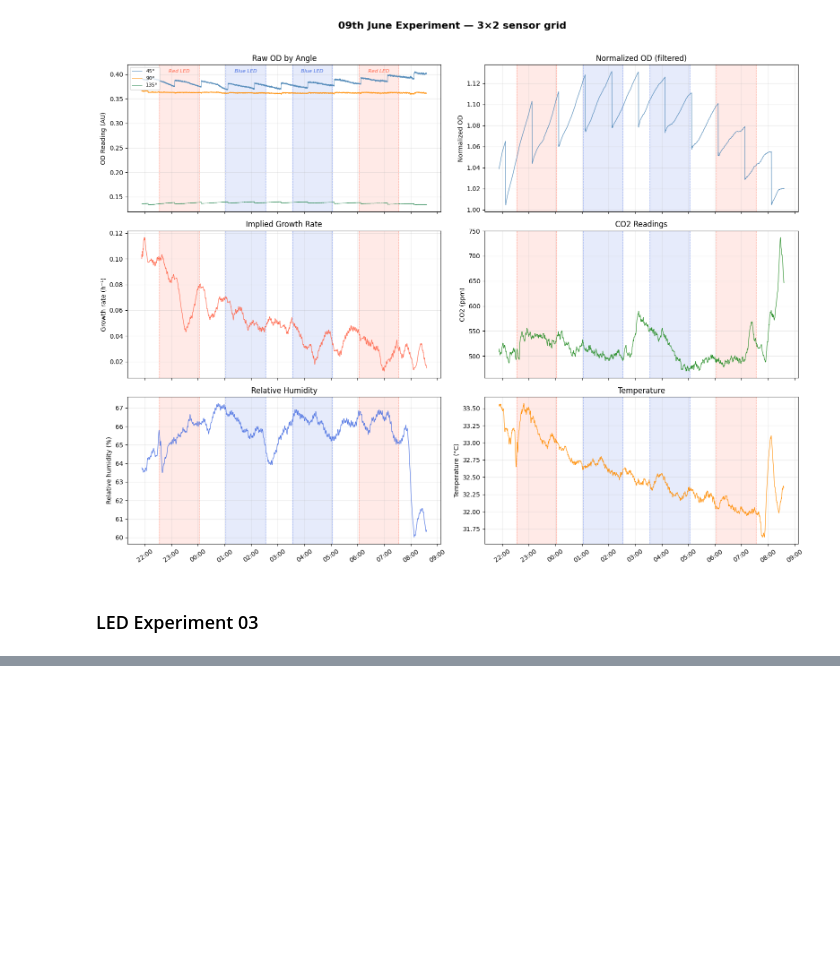
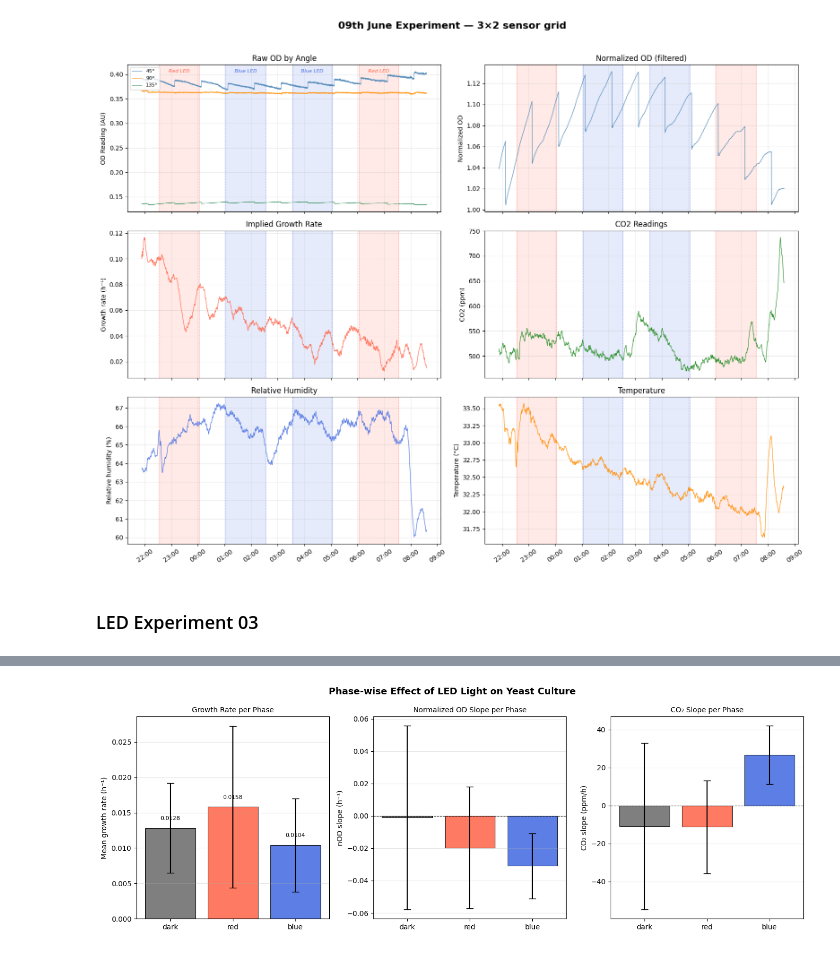
Before and after one commit to siddheshmm/omnibio, a Jupyter notebook: pioreactor/LED.ipynb, the cells around one changed output, grey strips where cells are left out. Saved outputs shown, nothing was run; the diff lists cells and outputs as text; code cells hidden in the pictures; blank space fills up the shorter version.

```diff
--- a/pioreactor/LED.ipynb
+++ b/pioreactor/LED.ipynb
@@ -859,0 +1124,18 @@ plt.show()
+# %%
+print("\n─── CO₂ slope per phase instance (ppm/h) ───")
+co2_slopes = []
+for _, p in phases_df.iterrows():
+    grp = co2[(co2['t'] >= p['start']) & (co2['t'] < p['end'])].dropna(subset=['co2_reading_ppm']).sort_values('t')
+    if len(grp) < 5:
+        continue
+    x = (grp['t'] - grp['t'].iloc[0]).dt.total_seconds() / 3600
+    y = grp['co2_reading_ppm'].values
+    slope, _, r, pval, _ = linregress(x, y)
+    co2_slopes.append({'phase': p['phase'], 'start': p['start'].strftime('%H:%M'),
+                       'slope_ppm_per_h': slope, 'r2': r**2, 'p': pval})
+    print(f"  {p['phase']:5s} @{p['start'].strftime('%H:%M')}  "
+          f"slope={slope:+.1f} ppm/h  r²={r**2:.3f}")
+
+co2_slopes_df = pd.DataFrame(co2_slopes)
+print("\n  Mean CO₂ slope by phase type:")
+print(co2_slopes_df.groupby('phase')['slope_ppm_per_h'].mean().to_string())
@@ -859,0 +1262,57 @@ plt.show()
+# %%
+PHASE_COLORS = {'dark':'dimgrey','red':'tomato','blue':'royalblue','unknown':'white'}
+
+# Bar charts for mean growth, nOD slope, CO2 slope
+fig, axes = plt.subplots(1, 3, figsize=(14, 5))
+fig.suptitle('Phase-wise Effect of LED Light on Yeast Culture', fontsize=13, fontweight='bold')
+
+phase_order = ['dark','red','blue']
+
+# Growth rate bar
+ax = axes[0]
+means = [growth_summary.get(p,{}).get('mean', np.nan) for p in phase_order]
+errs  = [growth_summary.get(p,{}).get('std',  np.nan) for p in phase_order]
+colors = [PHASE_COLORS[p] for p in phase_order]
+bars = ax.bar(phase_order, means, yerr=errs, capsize=5,
+              color=colors, edgecolor='black', linewidth=0.8, alpha=0.85)
+ax.set_ylabel('Mean growth rate (h⁻¹)', fontsize=10)
+ax.set_title('Growth Rate per Phase', fontsize=10)
+ax.grid(axis='y', alpha=0.3)
+for bar, val in zip(bars, means):
+    if not np.isnan(val):
+        ax.text(bar.get_x() + bar.get_width()/2, bar.get_height() + 0.001,
+                f'{val:.4f}', ha='center', va='bottom', fontsize=8)
+
+# nOD slope bar
+ax = axes[1]
+if not nod_slopes_df.empty:
+    nod_mean = nod_slopes_df.groupby('phase')['slope_per_h'].mean()
+    nod_std  = nod_slopes_df.groupby('phase')['slope_per_h'].std().fillna(0)
+    ph = [p for p in phase_order if p in nod_mean.index]
+    ax.bar(ph, [nod_mean[p] for p in ph],
+           yerr=[nod_std.get(p, 0) for p in ph],
+           capsize=5, color=[PHASE_COLORS[p] for p in ph],
+           edgecolor='black', linewidth=0.8, alpha=0.85)
+ax.axhline(0, color='black', lw=0.8, ls='--')
+ax.set_ylabel('nOD slope (h⁻¹)', fontsize=10)
+ax.set_title('Normalized OD Slope per Phase', fontsize=10)
+ax.grid(axis='y', alpha=0.3)
+
+# CO2 slope bar
+ax = axes[2]
+if not co2_slopes_df.empty:
+    co2_mean = co2_slopes_df.groupby('phase')['slope_ppm_per_h'].mean()
+    co2_std  = co2_slopes_df.groupby('phase')['slope_ppm_per_h'].std().fillna(0)
+    ph = [p for p in phase_order if p in co2_mean.index]
+    ax.bar(ph, [co2_mean[p] for p in ph],
+           yerr=[co2_std.get(p, 0) for p in ph],
+           capsize=5, color=[PHASE_COLORS[p] for p in ph],
+           edgecolor='black', linewidth=0.8, alpha=0.85)
+ax.axhline(0, color='black', lw=0.8, ls='--')
+ax.set_ylabel('CO₂ slope (ppm/h)', fontsize=10)
+ax.set_title('CO₂ Slope per Phase', fontsize=10)
+ax.grid(axis='y', alpha=0.3)
+
+plt.tight_layout()
+# %% [output]
+[figure, added]
```
Also changed, not shown: parts of 17 cells of this notebook.
